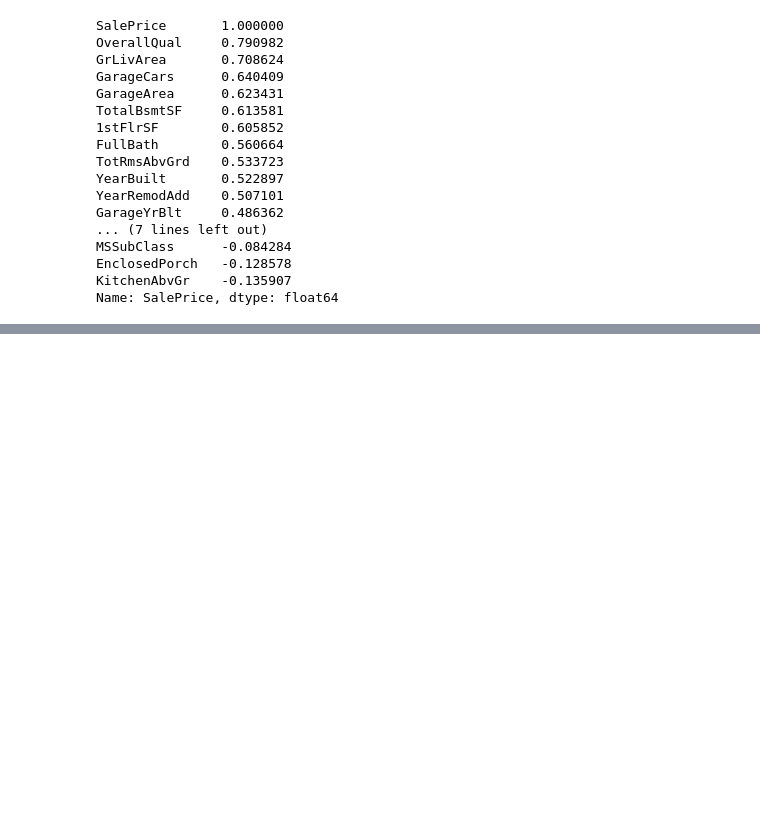
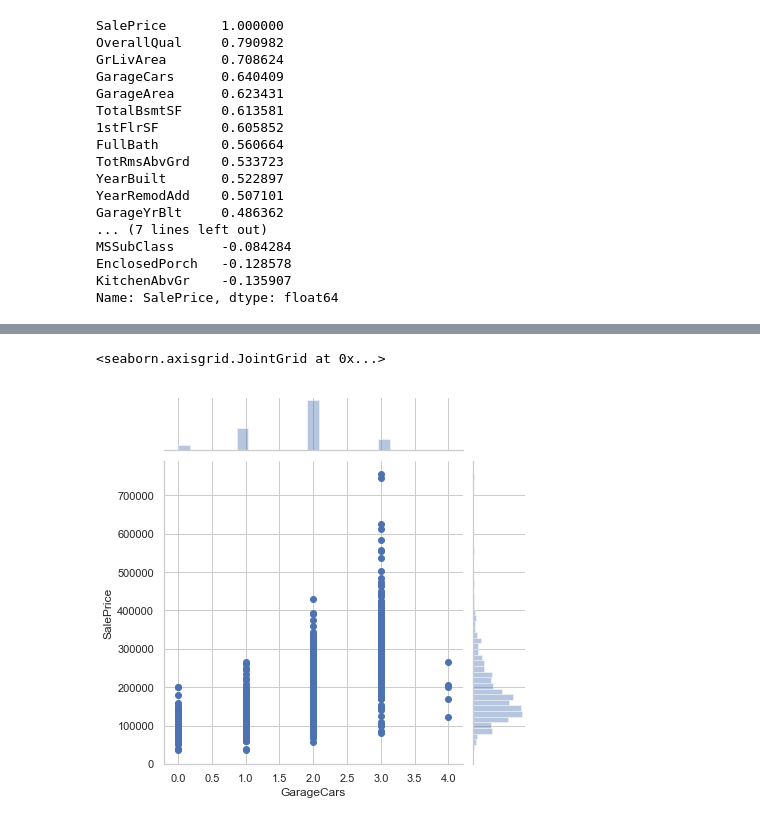
Before and after one commit to barua-anik/kaggle_housing_price_predictor, a Jupyter notebook: House Prices - Advanced Regression Techniques.ipynb, the cells around one changed output, grey strips where cells are left out. Saved outputs shown, nothing was run; the diff lists cells and outputs as text; code cells hidden in the pictures; blank space fills up the shorter version.

```diff
--- a/House Prices - Advanced Regression Techniques.ipynb
+++ b/House Prices - Advanced Regression Techniques.ipynb
@@ -247,0 +290,7 @@ Name: SalePrice, dtype: float64
+# %%
+# Lets check the GarageCars variable behaviour as well
+
+sns.jointplot(x=train['GarageCars'], y=train['SalePrice'])
+# %% [output]
+<seaborn.axisgrid.JointGrid at 0x...>
+[figure, added]
```
Also changed, not shown: parts of 11 cells of this notebook.
